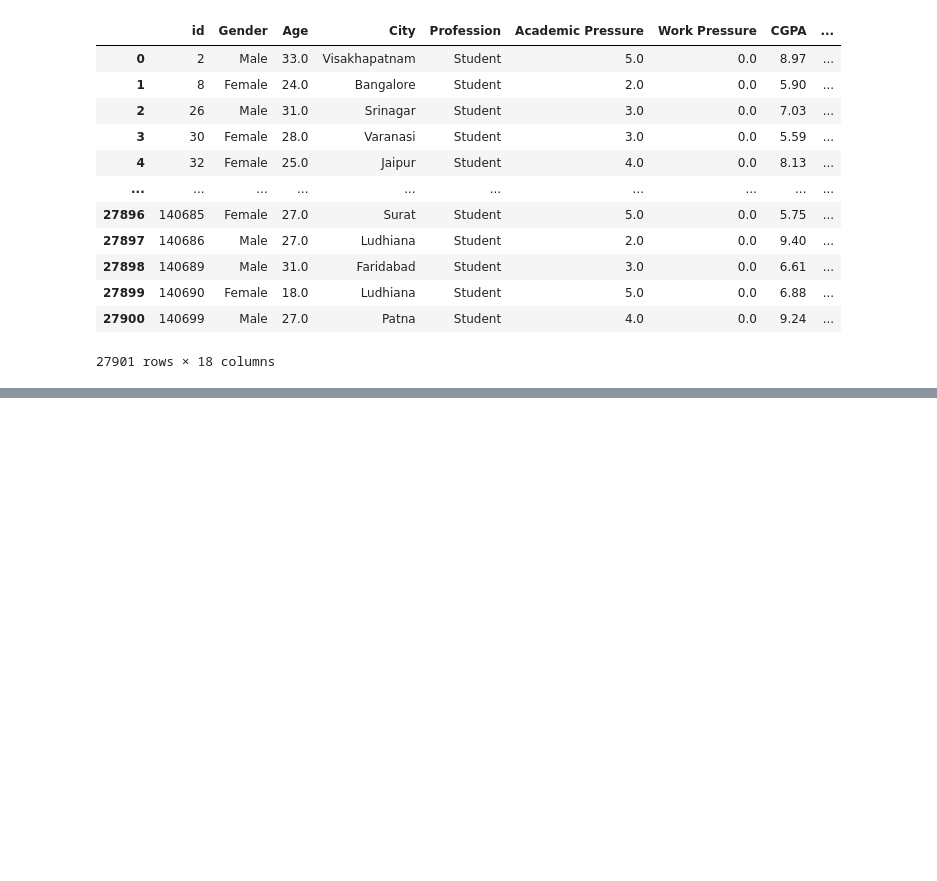
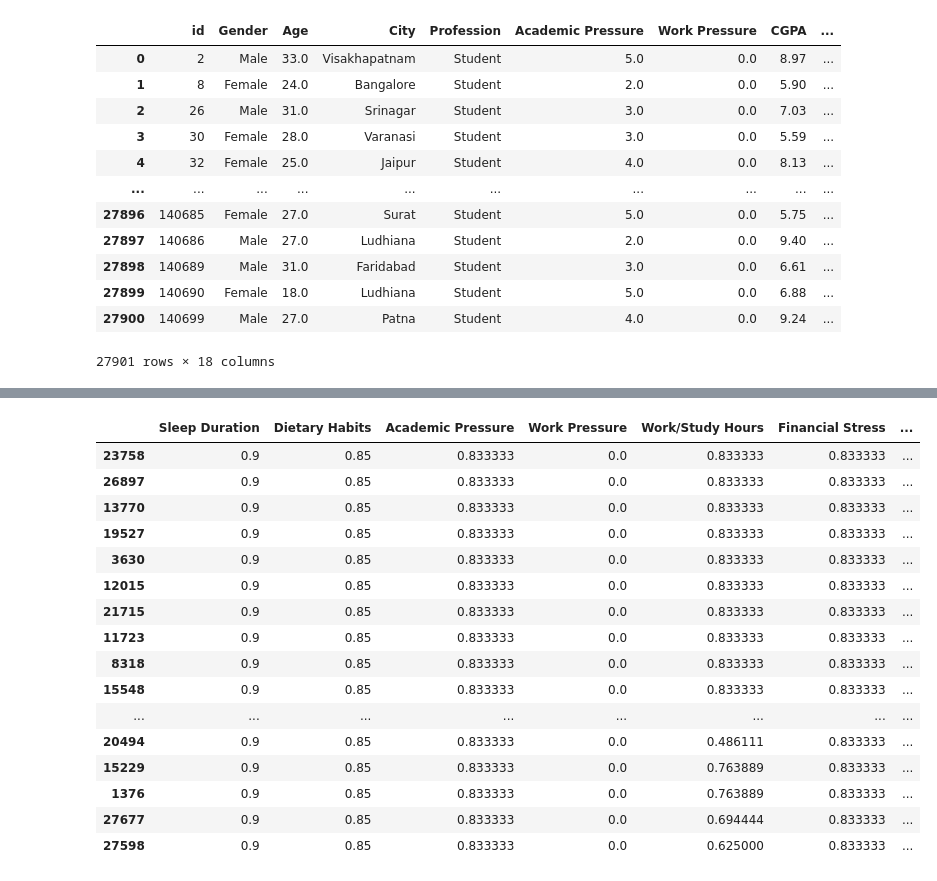
Before and after one commit to vitamin1312/DecisionTheory, a Jupyter notebook: FuzzyLogic/SugenoIntegral.ipynb, the cells around one changed output, grey strips where cells are left out. Saved outputs shown, nothing was run; the diff lists cells and outputs as text; code cells hidden in the pictures; blank space fills up the shorter version.

```diff
--- a/FuzzyLogic/SugenoIntegral.ipynb
+++ b/FuzzyLogic/SugenoIntegral.ipynb
@@ -163,0 +153,20 @@ X_train, X_test, y_train, y_test = train_test_split(df.drop('Depression', axis=1
+# %%
+df.sort_values(by='SugenoIntegral', ascending=False).head(20)
+# %% [output]
+|  | Sleep Duration | Dietary Habits | Academic Pressure | Work Pressure | Work/Study Hours | Financial Stress | ... |
+| 23758 | 0.9 | 0.85 | 0.833333 | 0.0 | 0.833333 | 0.833333 | ... |
+| 26897 | 0.9 | 0.85 | 0.833333 | 0.0 | 0.833333 | 0.833333 | ... |
+| 13770 | 0.9 | 0.85 | 0.833333 | 0.0 | 0.833333 | 0.833333 | ... |
+| 19527 | 0.9 | 0.85 | 0.833333 | 0.0 | 0.833333 | 0.833333 | ... |
+| 3630 | 0.9 | 0.85 | 0.833333 | 0.0 | 0.833333 | 0.833333 | ... |
+| 12015 | 0.9 | 0.85 | 0.833333 | 0.0 | 0.833333 | 0.833333 | ... |
+| 21715 | 0.9 | 0.85 | 0.833333 | 0.0 | 0.833333 | 0.833333 | ... |
+| 11723 | 0.9 | 0.85 | 0.833333 | 0.0 | 0.833333 | 0.833333 | ... |
+| 8318 | 0.9 | 0.85 | 0.833333 | 0.0 | 0.833333 | 0.833333 | ... |
+| 15548 | 0.9 | 0.85 | 0.833333 | 0.0 | 0.833333 | 0.833333 | ... |
+| ... | ... | ... | ... | ... | ... | ... | ... |
+| 20494 | 0.9 | 0.85 | 0.833333 | 0.0 | 0.486111 | 0.833333 | ... |
+| 15229 | 0.9 | 0.85 | 0.833333 | 0.0 | 0.763889 | 0.833333 | ... |
+| 1376 | 0.9 | 0.85 | 0.833333 | 0.0 | 0.763889 | 0.833333 | ... |
+| 27677 | 0.9 | 0.85 | 0.833333 | 0.0 | 0.694444 | 0.833333 | ... |
+| 27598 | 0.9 | 0.85 | 0.833333 | 0.0 | 0.625000 | 0.833333 | ... |
```
Also changed, not shown: parts of 17 cells of this notebook.
